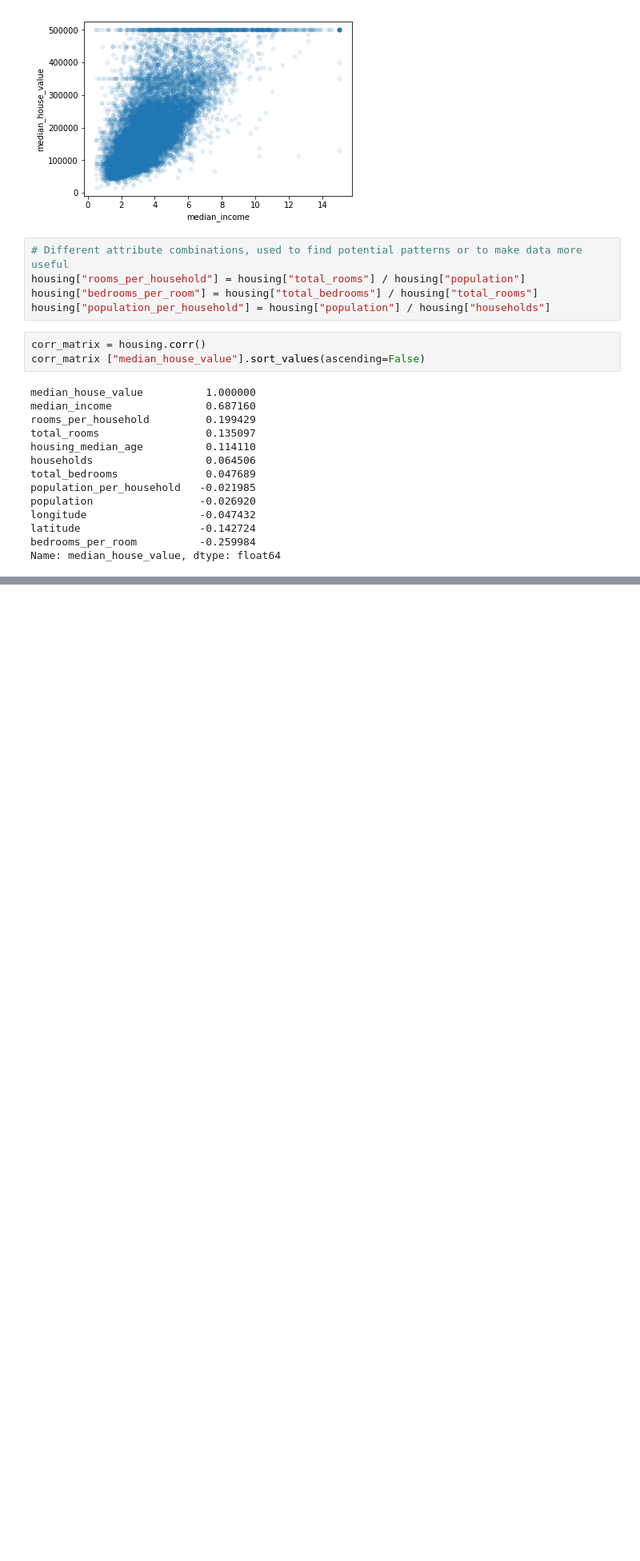
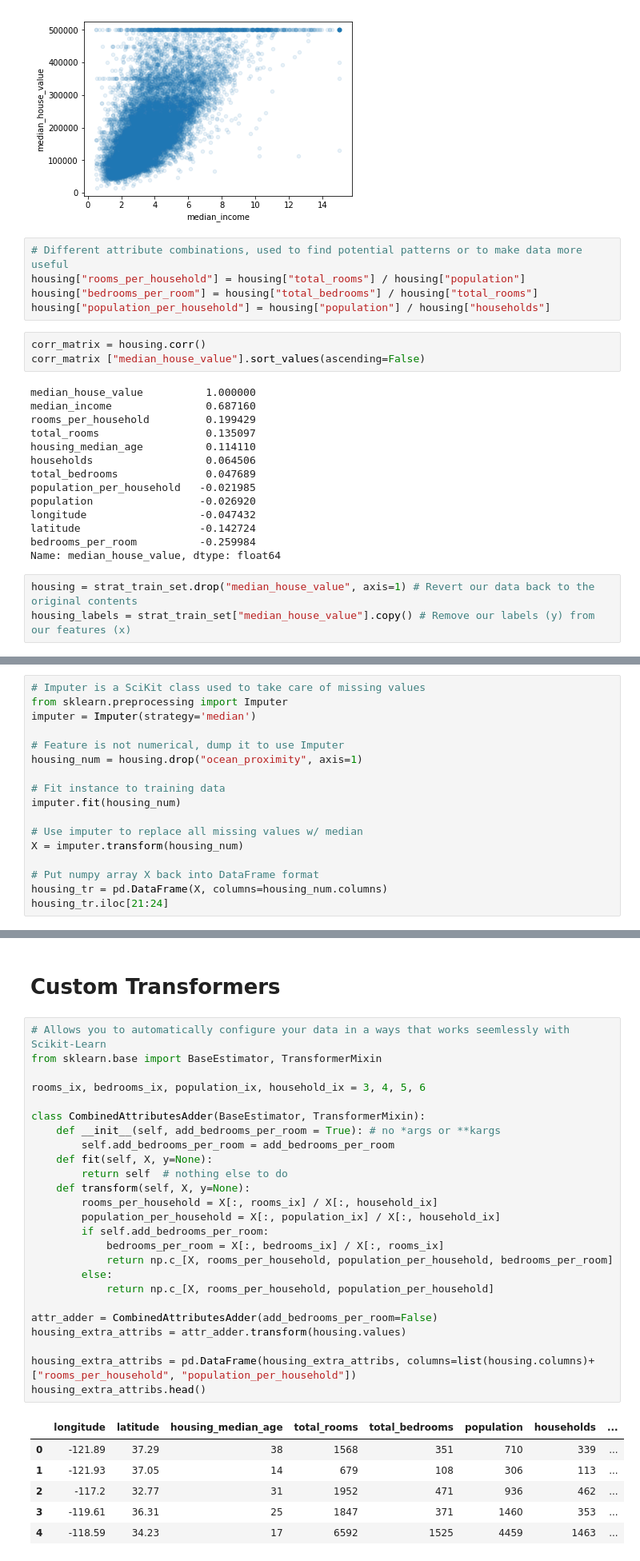
Before and after one commit to hugoLucas/JupyterNotebooks, a Jupyter notebook: Housing.ipynb, the cells around one changed output, grey strips where cells are left out. Shown at 80% size. Drawn from its saved outputs; the diff is of its cells as text; blank space fills up the shorter version.

```diff
--- a/Housing.ipynb
+++ b/Housing.ipynb
@@ -249,3 +249,6 @@ longitude                  -0.047432
 latitude                   -0.142724
 bedrooms_per_room          -0.259984
 Name: median_house_value, dtype: float64
+# %%
+housing = strat_train_set.drop("median_house_value", axis=1) # Revert our data back to the original contents
+housing_labels = strat_train_set["median_house_value"].copy() # Remove our labels (y) from our features (x)
@@ -251,0 +292,17 @@ Name: median_house_value, dtype: float64
+# %%
+# Imputer is a SciKit class used to take care of missing values
+from sklearn.preprocessing import Imputer
+imputer = Imputer(strategy='median')
+
+# Feature is not numerical, dump it to use Imputer
+housing_num = housing.drop("ocean_proximity", axis=1)
+
+# Fit instance to training data
+imputer.fit(housing_num)
+
+# Use imputer to replace all missing values w/ median
+X = imputer.transform(housing_num)
+
+# Put numpy array X back into DataFrame format
+housing_tr = pd.DataFrame(X, columns=housing_num.columns)
+housing_tr.iloc[21:24]
@@ -251,0 +349,34 @@ Name: median_house_value, dtype: float64
+# %% [markdown]
+# Custom Transformers
+# %%
+# Allows you to automatically configure your data in a ways that works seemlessly with Scikit-Learn
+from sklearn.base import BaseEstimator, TransformerMixin
+
+rooms_ix, bedrooms_ix, population_ix, household_ix = 3, 4, 5, 6
+
+class CombinedAttributesAdder(BaseEstimator, TransformerMixin):
+    def __init__(self, add_bedrooms_per_room = True): # no *args or **kargs
+        self.add_bedrooms_per_room = add_bedrooms_per_room
+    def fit(self, X, y=None):
+        return self  # nothing else to do
+    def transform(self, X, y=None):
+        rooms_per_household = X[:, rooms_ix] / X[:, household_ix]
+        population_per_household = X[:, population_ix] / X[:, household_ix]
+        if self.add_bedrooms_per_room:
+            bedrooms_per_room = X[:, bedrooms_ix] / X[:, rooms_ix]
+            return np.c_[X, rooms_per_household, population_per_household, bedrooms_per_room]
+        else:
+            return np.c_[X, rooms_per_household, population_per_household]
+
+attr_adder = CombinedAttributesAdder(add_bedrooms_per_room=False)
+housing_extra_attribs = attr_adder.transform(housing.values)
+
+housing_extra_attribs = pd.DataFrame(housing_extra_attribs, columns=list(housing.columns)+["rooms_per_household", "population_per_household"])
+housing_extra_attribs.head()
+# %% [output]
+|  | longitude | latitude | housing_median_age | total_rooms | total_bedrooms | population | households | ... |
+| 0 | -121.89 | 37.29 | 38 | 1568 | 351 | 710 | 339 | ... |
+| 1 | -121.93 | 37.05 | 14 | 679 | 108 | 306 | 113 | ... |
+| 2 | -117.2 | 32.77 | 31 | 1952 | 471 | 936 | 462 | ... |
+| 3 | -119.61 | 36.31 | 25 | 1847 | 371 | 1460 | 353 | ... |
+| 4 | -118.59 | 34.23 | 17 | 6592 | 1525 | 4459 | 1463 | ... |
```
Also changed, not shown: parts of 22 cells of this notebook.
